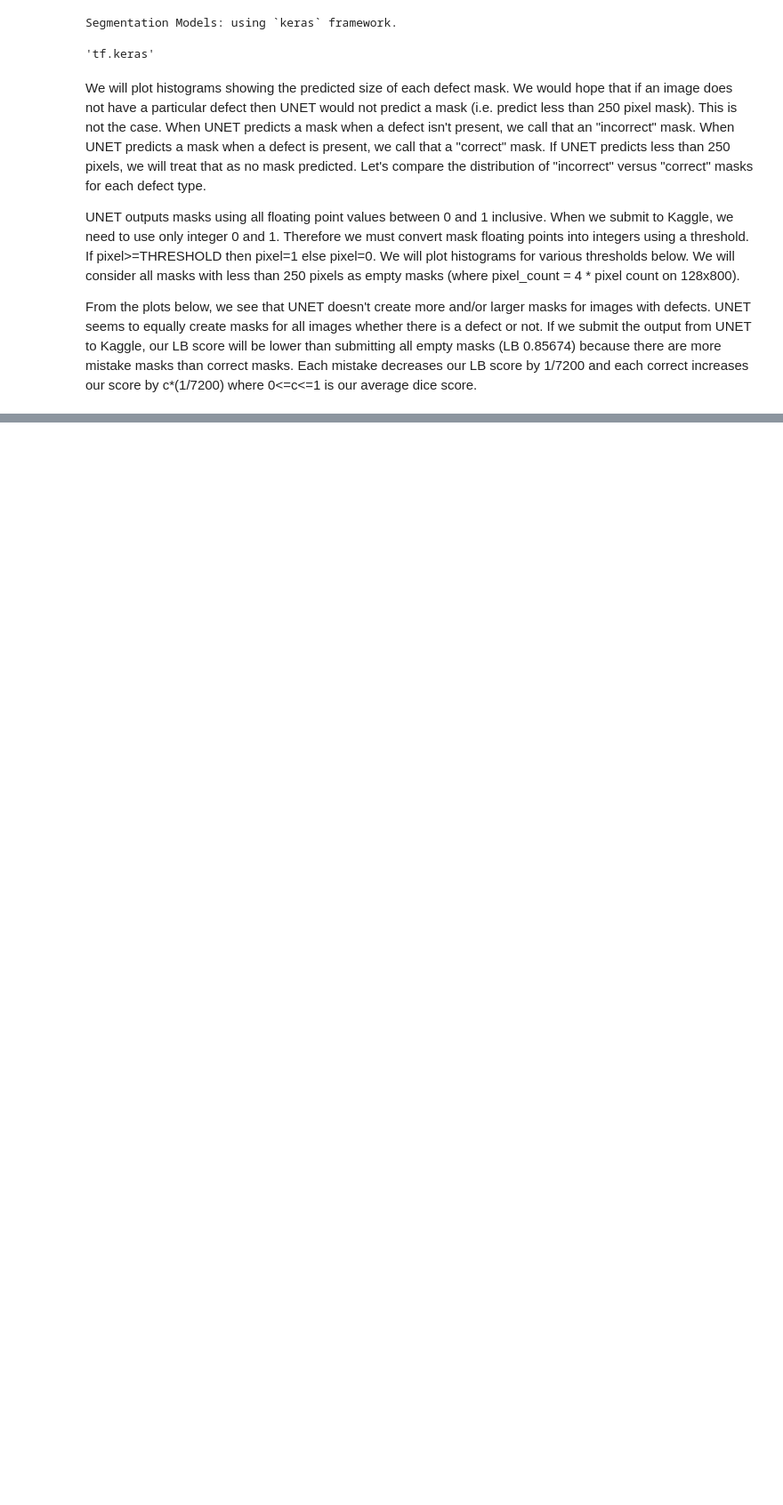
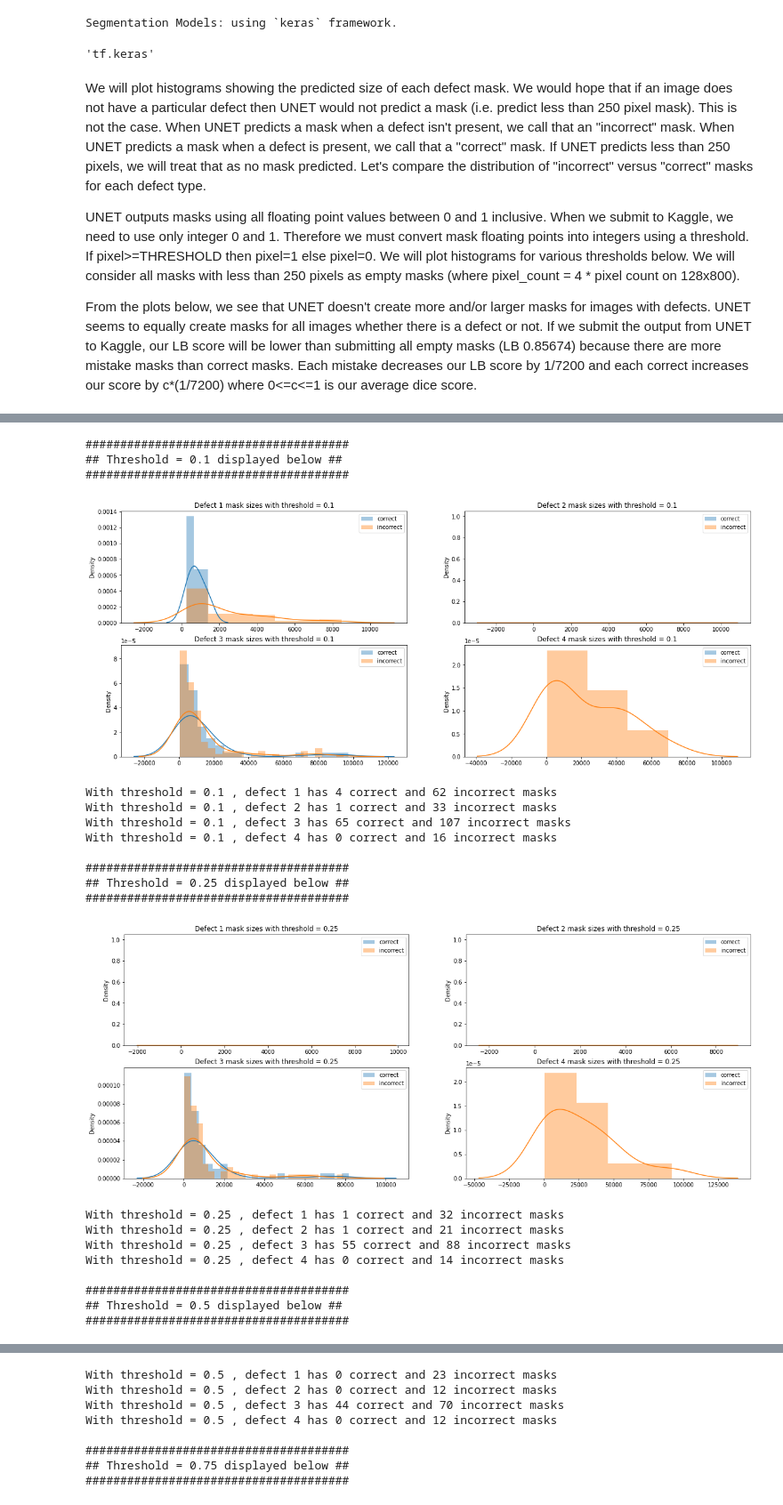
Before and after one commit to changhyucklee/severstal-steel-defect-detection, a Jupyter notebook: UNET.ipynb, the cells around one changed output, grey strips where cells are left out. Shown at 89% size. Saved outputs shown, nothing was run; the diff lists cells and outputs as text; code cells hidden in the pictures; blank space fills up the shorter version.

```diff
--- a/UNET.ipynb
+++ b/UNET.ipynb
@@ -419,3 +422,12 @@ for THRESHOLD in [0.1, 0.25, 0.50, 0.75, 0.9]:
         c2 = np.array(incorrect[j])
         print('With threshold =',THRESHOLD,', defect',j+1,'has',len(c1[c1!=0]),'correct and',len(c2[c2!=0]),'incorrect masks')
     print()
+# %%
+# LOAD MODEL
+from keras.models import load_model
+model = load_model(os.path.join(path, "UNET/UNET.h5"),custom_objects={'dice_coef':dice_coef})
+# PREDICT 1 BATCH TEST DATASET
+test = pd.read_csv(path + 'sample_submission.csv')
+# test['ImageId'] = test['ImageId_ClassId'].map(lambda x: x.split('_')[0])
+test_batches = DataGenerator(test.iloc[::4],subset='test',batch_size=256,preprocess=preprocess)
+test_preds = model.predict_generator(test_batches,steps=1,verbose=1)
@@ -421,0 +456,55 @@ for THRESHOLD in [0.1, 0.25, 0.50, 0.75, 0.9]:
+# %%
+# PLOT RESULTS
+import seaborn as sns
+idx = int(0.8*len(train2)); print()
+preds=test_preds
+pix_min = 250
+for THRESHOLD in [0.1, 0.25, 0.50, 0.75, 0.9]:
+    print('######################################')
+    print('## Threshold =',THRESHOLD,'displayed below ##')
+    print('######################################')
+    correct=[[],[],[],[]]; incorrect=[[],[],[],[]]
+    for i,f in enumerate(train2.iloc[idx:idx+len(preds)]['ImageId']):
+        preds2 = preds[i].copy()
+        preds2[preds2>=THRESHOLD]=1
+        preds2[preds2<THRESHOLD]=0
+        sums = np.sum(preds2,axis=(0,1))
+        for j in range(4):
+            if 4*sums[j]<pix_min: continue
+            if train2.iloc[i,j+1]=='': incorrect[j].append(4*sums[j])
+            else: correct[j].append(4*sums[j])
+    plt.figure(figsize=(20,8))
+    for j in range(4):
+        limit = [10000,10000,100000,100000][j]
+        plt.subplot(2,2,j+1)
+        sns.distplot([x for x in correct[j] if x<limit], label = 'correct')
+        sns.distplot([x for x in incorrect[j] if x<limit], label = 'incorrect')
+        plt.title('Defect '+str(j+1)+' mask sizes with threshold = '+str(THRESHOLD)); plt.legend()
+    plt.show()
+    for j in range(4):
+        c1 = np.array(correct[j])
+        c2 = np.array(incorrect[j])
+        print('With threshold =',THRESHOLD,', defect',j+1,'has',len(c1[c1!=0]),'correct and',len(c2[c2!=0]),'incorrect masks')
+    print()
+# %% [output]
+######################################
+## Threshold = 0.1 displayed below ##
+######################################
+[figure, added]
+With threshold = 0.1 , defect 1 has 4 correct and 62 incorrect masks
+With threshold = 0.1 , defect 2 has 1 correct and 33 incorrect masks
+With threshold = 0.1 , defect 3 has 65 correct and 107 incorrect masks
+With threshold = 0.1 , defect 4 has 0 correct and 16 incorrect masks
+
+######################################
+## Threshold = 0.25 displayed below ##
+######################################
+[figure, added]
+With threshold = 0.25 , defect 1 has 1 correct and 32 incorrect masks
+With threshold = 0.25 , defect 2 has 1 correct and 21 incorrect masks
+With threshold = 0.25 , defect 3 has 55 correct and 88 incorrect masks
+With threshold = 0.25 , defect 4 has 0 correct and 14 incorrect masks
+
+######################################
+## Threshold = 0.5 displayed below ##
+######################################
@@ -421,0 +512,8 @@ for THRESHOLD in [0.1, 0.25, 0.50, 0.75, 0.9]:
+With threshold = 0.5 , defect 1 has 0 correct and 23 incorrect masks
+With threshold = 0.5 , defect 2 has 0 correct and 12 incorrect masks
+With threshold = 0.5 , defect 3 has 44 correct and 70 incorrect masks
+With threshold = 0.5 , defect 4 has 0 correct and 12 incorrect masks
+
+######################################
+## Threshold = 0.75 displayed below ##
+######################################
```
Also changed, not shown: parts of 6 cells of this notebook.
